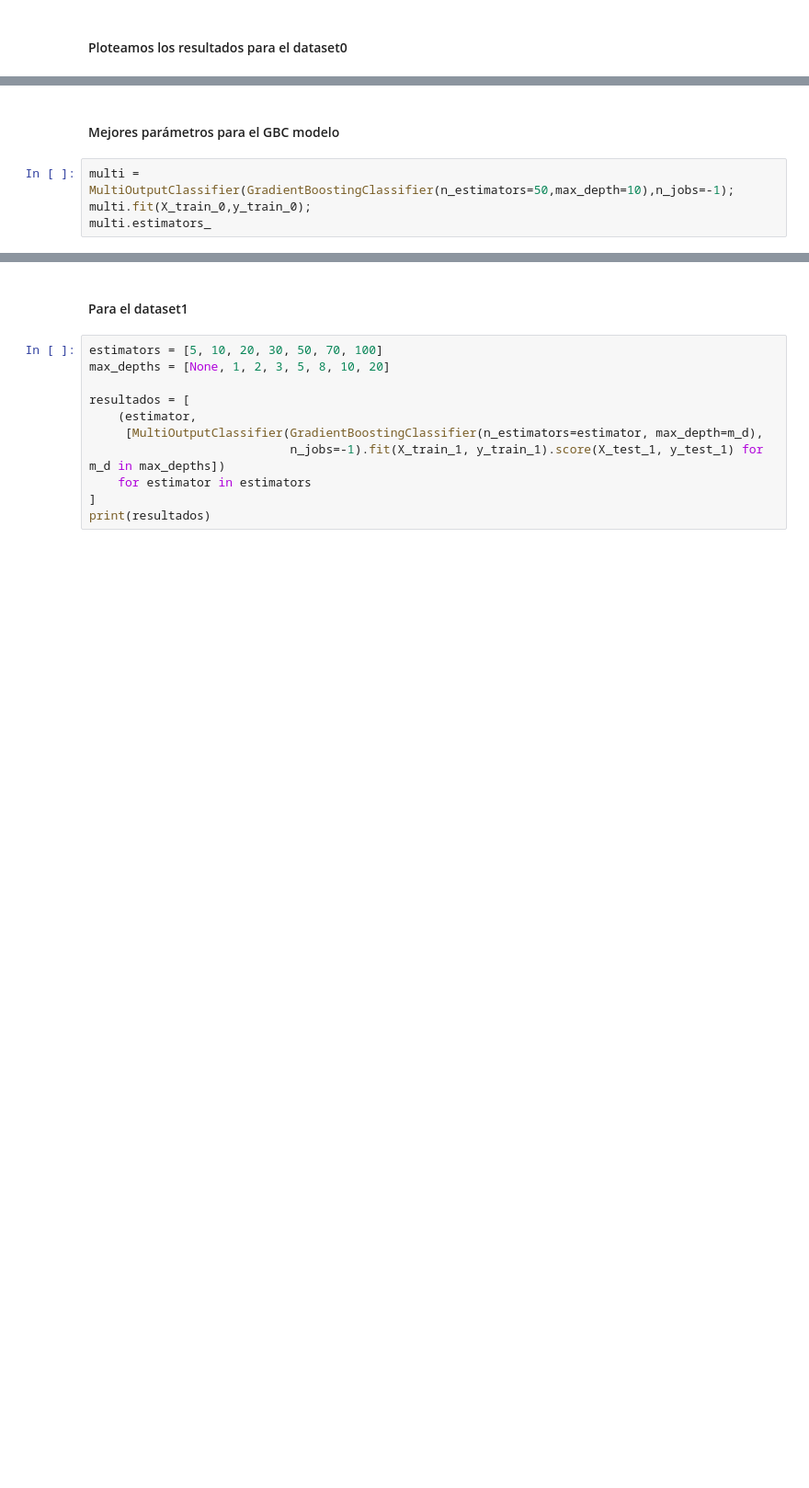
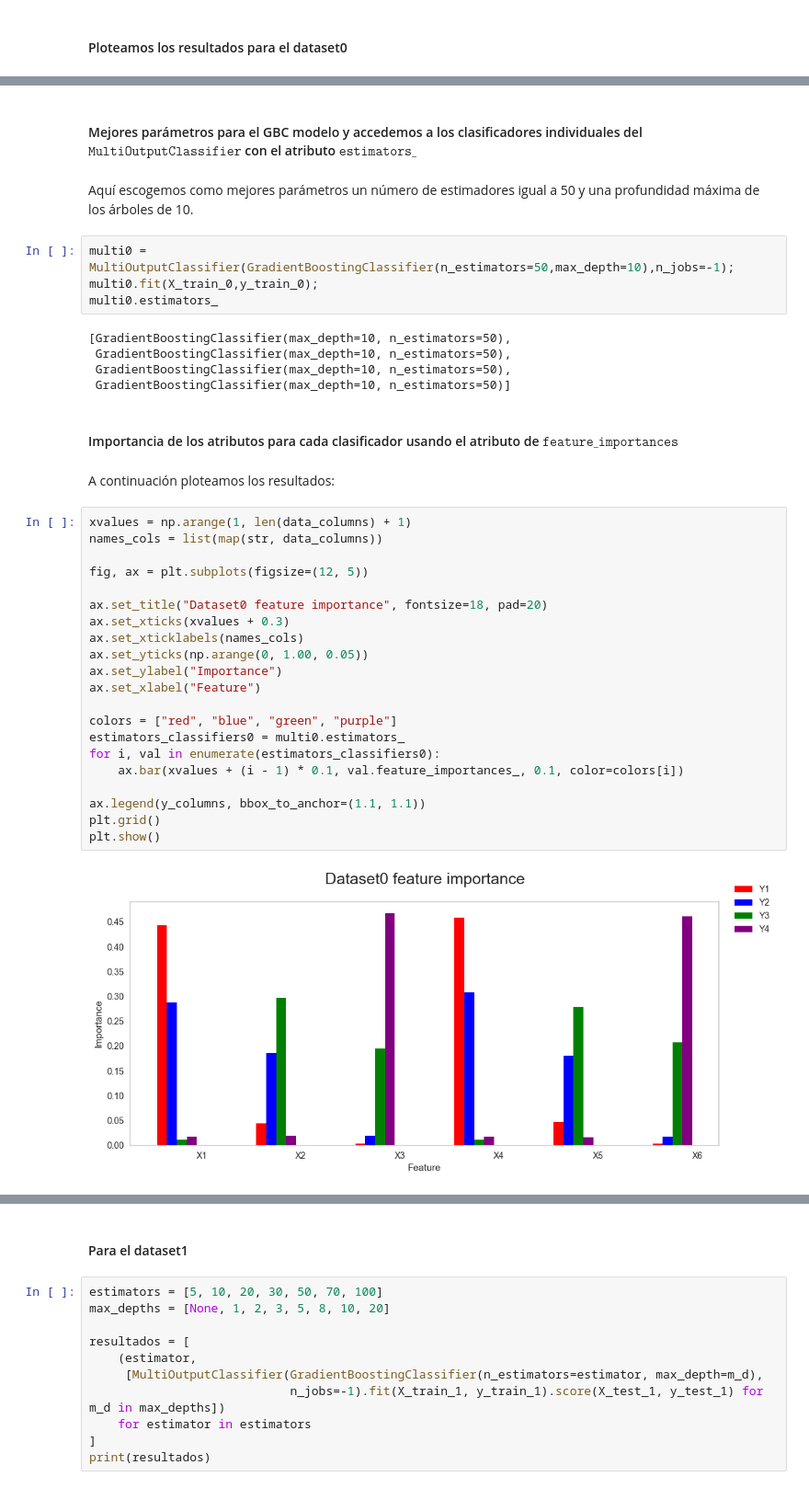
Before and after one commit to cuberhaus/APA, a Jupyter notebook: Problema5/ProblemaLlista5_GRUPAL.ipynb, the cells around one changed output, grey strips where cells are left out. Shown: that part at 92% size. Drawn from its saved outputs; the diff is of its cells as text; blank space fills up the shorter version.

```diff
--- a/Problema5/ProblemaLlista5_GRUPAL.ipynb
+++ b/Problema5/ProblemaLlista5_GRUPAL.ipynb
@@ -260,6 +300,40 @@ plt.show()
 # %% [markdown]
-#### Mejores parámetros para el GBC modelo
+#### Mejores parámetros para el GBC modelo y accedemos a los clasificadores individuales del $\texttt{MultiOutputClassifier}$ con el atributo $\texttt{estimators\_}$
+# %% [markdown]
+Aquí escogemos como mejores parámetros un número de estimadores igual a 50 y una profundidad máxima de los árboles de 10.
 # %%
-multi = MultiOutputClassifier(GradientBoostingClassifier(n_estimators=50,max_depth=10),n_jobs=-1);
-multi.fit(X_train_0,y_train_0);
-multi.estimators_
+multi0 = MultiOutputClassifier(GradientBoostingClassifier(n_estimators=50,max_depth=10),n_jobs=-1);
+multi0.fit(X_train_0,y_train_0);
+multi0.estimators_
+# %% [output]
+[GradientBoostingClassifier(max_depth=10, n_estimators=50),
+ GradientBoostingClassifier(max_depth=10, n_estimators=50),
+ GradientBoostingClassifier(max_depth=10, n_estimators=50),
+ GradientBoostingClassifier(max_depth=10, n_estimators=50)]
+# %% [markdown]
+#### Importancia de los atributos para cada clasificador usando el atributo de $\texttt{feature\_importances}$
+# %% [markdown]
+A continuación ploteamos los resultados:
+# %%
+xvalues = np.arange(1, len(data_columns) + 1)
+names_cols = list(map(str, data_columns))
+
+fig, ax = plt.subplots(figsize=(12, 5))
+
+ax.set_title("Dataset0 feature importance", fontsize=18, pad=20)
+ax.set_xticks(xvalues + 0.3)
+ax.set_xticklabels(names_cols)
+ax.set_yticks(np.arange(0, 1.00, 0.05))
+ax.set_ylabel("Importance")
+ax.set_xlabel("Feature")
+
+colors = ["red", "blue", "green", "purple"]
+estimators_classifiers0 = multi0.estimators_
+for i, val in enumerate(estimators_classifiers0):
+    ax.bar(xvalues + (i - 1) * 0.1, val.feature_importances_, 0.1, color=colors[i])
+
+ax.legend(y_columns, bbox_to_anchor=(1.1, 1.1))
+plt.grid()
+plt.show()
+# %% [output]
+[figure, added]
```
Also changed, not shown: parts of 27 cells of this notebook.
